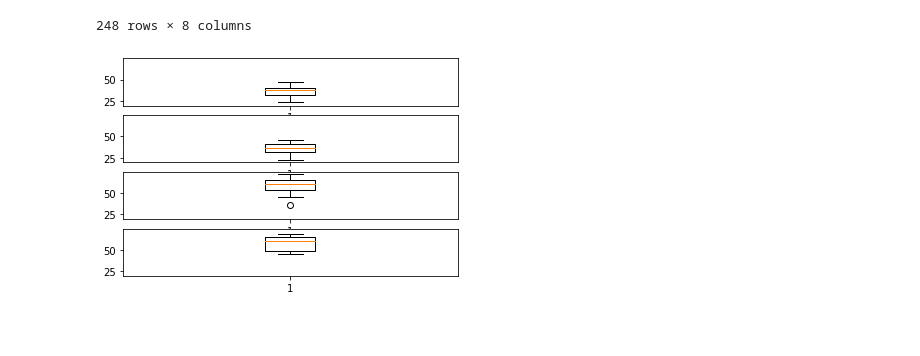
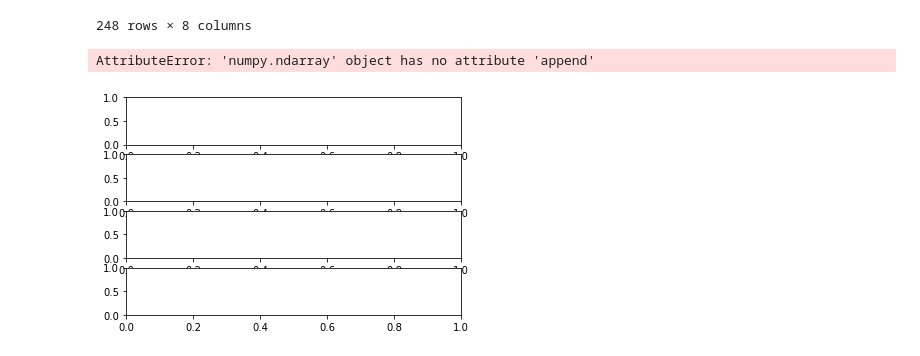
Before and after one commit to asundquistdavis/MatPlotLib-Challenge, a Jupyter notebook: PyMaceuticals/main.ipynb, the cells around one changed output. Saved outputs shown, nothing was run; the diff lists cells and outputs as text; code cells hidden in the pictures; blank space fills up the shorter version.

Commit message:
Worked on boxplot section

```diff
--- a/PyMaceuticals/main.ipynb
+++ b/PyMaceuticals/main.ipynb
@@ -279,30 +248,39 @@ greatest_timepoint_by_ID
 # %%
 # Create a list of Drug Regimens of interest
 drugs = ['Capomulin', 'Ramicane', 'Infubinol', 'Ceftamin']
 
-# Create a list that stores the max size of tumor for each drug regimen
-ax = (ax_cap, ax_ram, ax_inf, ax_cet)
-
-fig, ax = plt.subplots(4, sharey=True)
+final_volume_list = []
+outlier_list = []
+volume_by_drug_summary = pd.DataFrame()
 
 # Loop through the different drug regimens
 for index, drug in enumerate(drugs):
 
     # Get  all tumor volumes at max timepoint for current regimen
     final_volume = greatest_timepoint_by_ID.loc[greatest_timepoint_by_ID['Drug Regimen'] == drug, :]
 
-    # Read quartiles
-    quars = final_volume['Tumor Volume (mm3)'].quantile([.25,.5,.75])
+    final_volume_list.append(final_volume['Tumor Volume (mm3)'])
 
-    # Store outliers
-    outliers = final_volume.loc[(final_volume['Tumor Volume (mm3)'] > (quars[.75] + 1.5 * (quars[.75] - quars[.25]))) |
-                                (final_volume['Tumor Volume (mm3)'] < (quars[.25] - 1.5 * (quars[.75] - quars[.25]))), :]
-    #print(f'Outliers are greater than {(quars[.75] + 1.5 * (quars[.75] - quars[.25]))} and less that {(quars[.25] - 1.5 * (quars[.75] - quars[.25]))}')
-    #print(final_volume)
-    #print(outliers)
-    ax[index].boxplot(final_volume['Tumor Volume (mm3)'])
-    ax[index].set
+    # Read quartiles and fill in summary table
+    quars = final_volume_list[index].quantile([.25,.5,.75])
+    volume_by_drug_summary.loc[drug, 'Q1'] = quars[.25]
+    volume_by_drug_summary.loc[drug, 'Median'] = quars[.5]
+    volume_by_drug_summary.loc[drug, 'Q3'] = quars[.75]
+    volume_by_drug_summary.loc[drug, 'IQR'] = quars[.75] - quars[.25]
+    volume_by_drug_summary.loc[drug, 'Lower Bound'] = quars[.25] - 1.5 * (quars[.75] - quars[.25])
+    volume_by_drug_summary.loc[drug, 'Upper Bound'] = quars[.75] + 1.5 * (quars[.75] - quars[.25])
+    volume_by_drug_summary.loc[drug, 'Number of Outliers'] = final_volume.loc[(final_volume['Tumor Volume (mm3)'] > volume_by_drug_summary.loc[drug, 'Upper Bound']) | (final_volume['Tumor Volume (mm3)'] < volume_by_drug_summary.loc[drug, 'Lower Bound']), 'Tumor Volume (mm3)'].count()
 
-plt.show()
+    # Fill list of outliers
+    outlier_list.append(final_volume.loc[(final_volume['Tumor Volume (mm3)'] > volume_by_drug_summary.loc[drug, 'Upper Bound']) | (final_volume['Tumor Volume (mm3)'] < volume_by_drug_summary.loc[drug, 'Lower Bound']), :])
+
+# Create a list that stores the max size of tumor for each drug regimen
+ax = []
+
+fig, ax = plt.subplots(4, sharey=True)
+
+for index, drug in enumerate(drugs):
+    ax.append(boxplot(final_volume[index]))
 # %% [output]
+AttributeError: 'numpy.ndarray' object has no attribute 'append'
-[figure, old version]
+[figure, new version]
```
Also changed, not shown: parts of 1 cell of this notebook.
